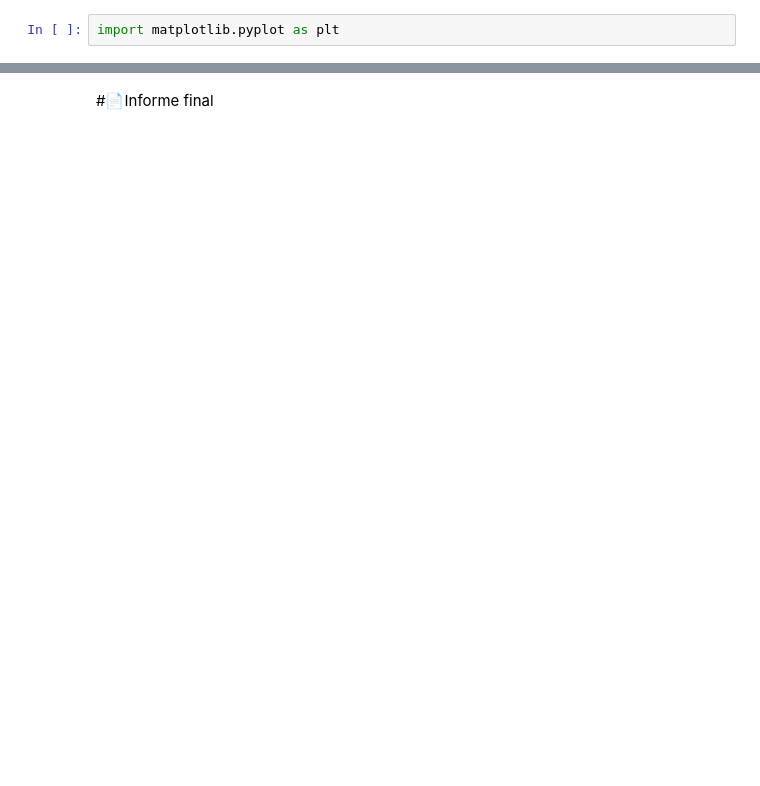
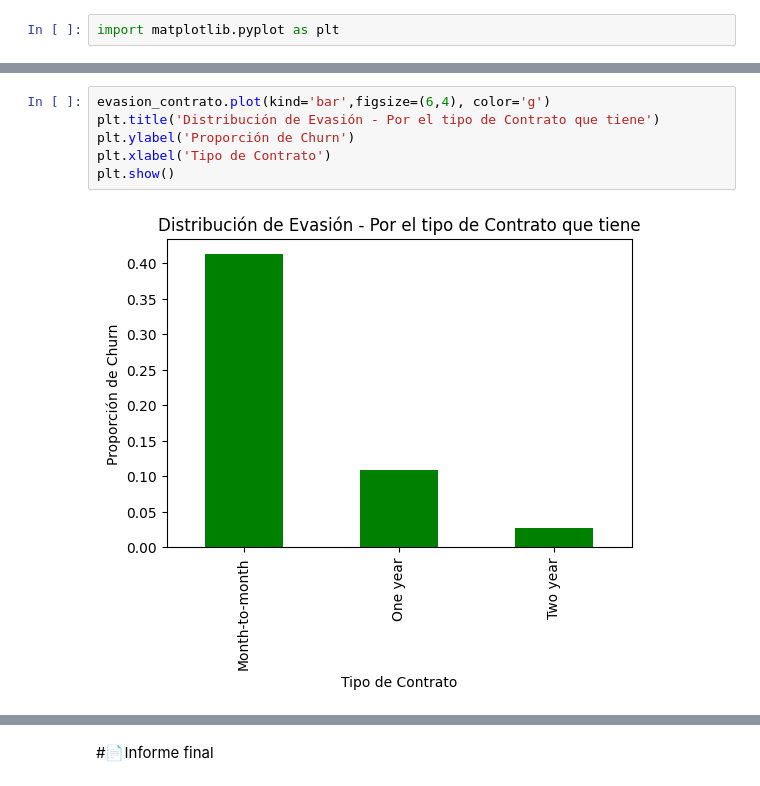
Before and after one commit to agusgonella/challenge_telecom_x, a Jupyter notebook: TelecomX_LATAM.ipynb, the cells around one changed output, grey strips where cells are left out. Saved outputs shown, nothing was run; the diff lists cells and outputs as text; blank space fills up the shorter version.

```diff
--- a/TelecomX_LATAM.ipynb
+++ b/TelecomX_LATAM.ipynb
@@ -139,0 +338,8 @@ evasion_genero
+# %%
+evasion_contrato.plot(kind='bar',figsize=(6,4), color='g')
+plt.title('Distribución de Evasión - Por el tipo de Contrato que tiene')
+plt.ylabel('Proporción de Churn')
+plt.xlabel('Tipo de Contrato')
+plt.show()
+# %% [output]
+[figure, added]
```
Also changed, not shown: parts of 49 cells of this notebook.
